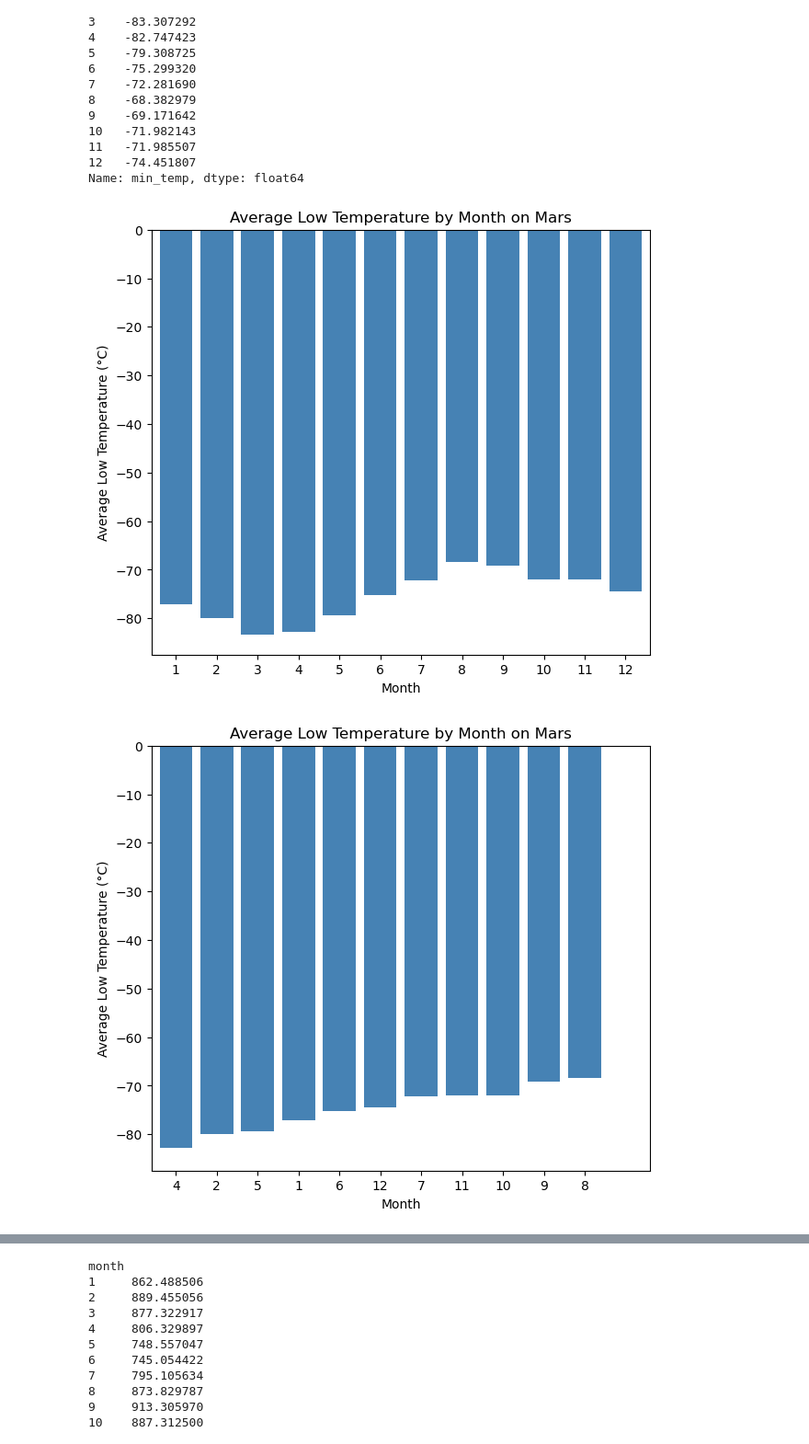
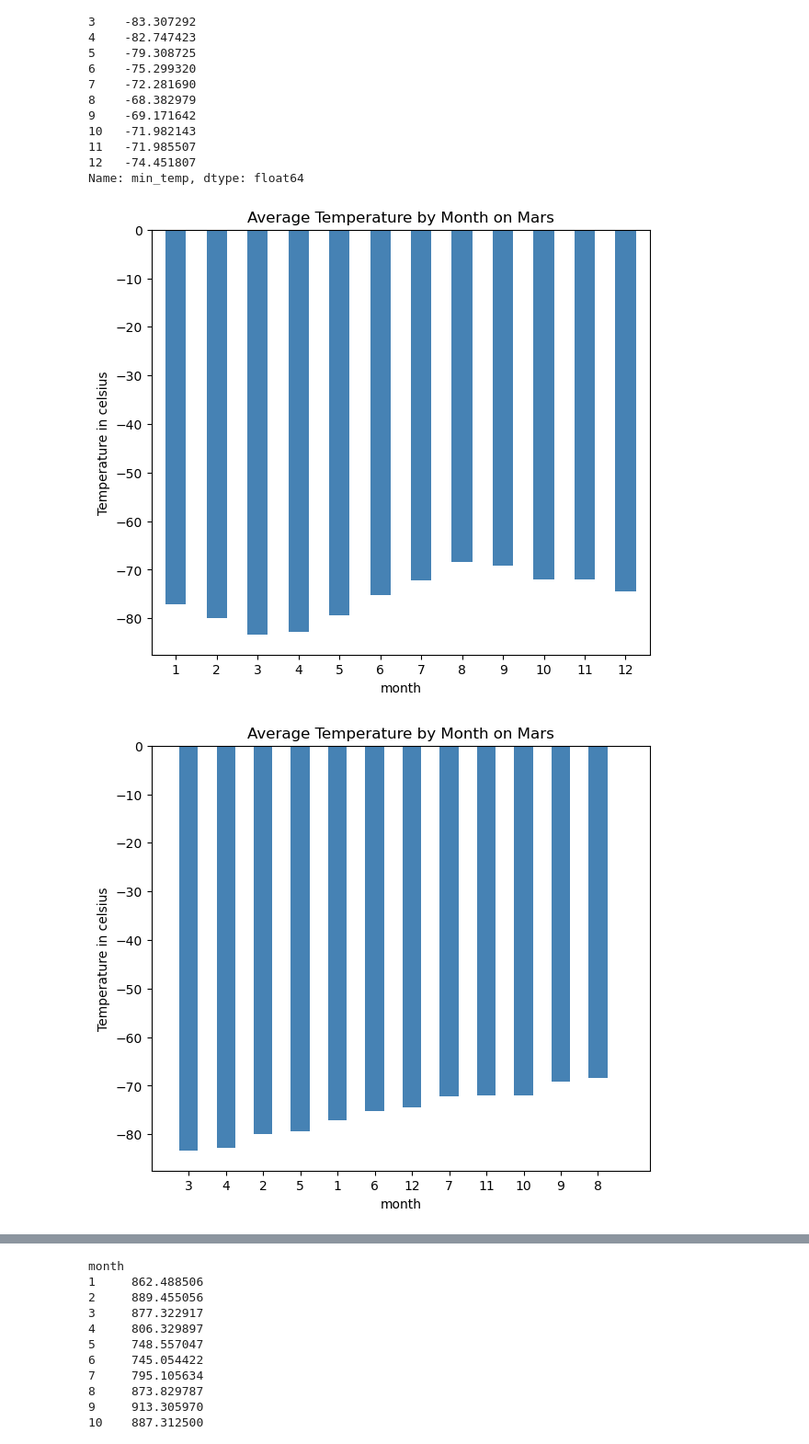
Before and after one commit to Rock2638/Datacollection-challenge, a Jupyter notebook: web-scraping/part_2_mars_weather.ipynb, the cells around one changed output, grey strips where cells are left out. Shown at 92% size. Drawn from its saved outputs; the diff is of its cells as text; code cells hidden in the pictures.

```diff
--- a/web-scraping/part_2_mars_weather.ipynb
+++ b/web-scraping/part_2_mars_weather.ipynb
@@ -219,47 +199,46 @@ Name: min_temp, dtype: float64
 # %%
 # Plot the average temperature by month
 plt.figure(figsize=(7, 6))
-# Set the width of the bars
-bar_width = 0.2
-positions = monthly_avg_low_temp.index  # X positions for the bars
-plt.bar(monthly_avg_low_temp.index, monthly_avg_low_temp.values, color='steelblue')
-plt.title('Average Low Temperature by Month on Mars')
-plt.xlabel('Month')
-plt.ylabel('Average Low Temperature (°C)')
+# X positions for the bars
+positions = monthly_avg_low_temp.index
+
+plt.bar(monthly_avg_low_temp.index, monthly_avg_low_temp.values, color='steelblue', width=0.5)
+plt.title('Average Temperature by Month on Mars')
+plt.xlabel('month')
+plt.ylabel('Temperature in celsius')
+
 # Ensure each month is labeled on the x-axis
 plt.xticks(monthly_avg_low_temp.index)
 
-# Adjusting the x-tick positions to leave gaps between bars
 # Adjust x-axis limits to ensure space at the edges
 plt.xlim([positions.min() - 0.6, positions.max() + 0.6])
 plt.show()
 # %% [output]
-[figure, old version]
+[figure, new version]
 # %%
 # Identify the coldest and hottest months in Curiosity's location
+
 # Sort the data by average low temperature
 sorted_monthly_avg_low_temp = pd.DataFrame(monthly_avg_low_temp).sort_values(by='min_temp')
 
 # Create a dummy x-range as otherwise pyplot automtaically re-sorts the x values
 months = np.arange(len(sorted_monthly_avg_low_temp.index))
 min_temp = sorted_monthly_avg_low_temp['min_temp']
 
 plt.figure(figsize=(7, 6))
-# Set the width of the bars
-bar_width = 0.2
-positions = sorted_monthly_avg_low_temp.index  # X positions for the bars
-plt.bar(months, sorted_monthly_avg_low_temp['min_temp'], color='steelblue')
-plt.title('Average Low Temperature by Month on Mars')
-plt.xlabel('Month')
-plt.ylabel('Average Low Temperature (°C)')
+# X positions for the bars
+positions = sorted_monthly_avg_low_temp.index
+plt.bar(months, sorted_monthly_avg_low_temp['min_temp'], color='steelblue',width=0.5)
+plt.title('Average Temperature by Month on Mars')
+plt.xlabel('month')
+plt.ylabel('Temperature in celsius')
 
 # Ensure each month is labeled on the x-axis
-# # Override x-tick labels with original unordered x-values
+# Override x-tick labels with original unordered x-values
 plt.xticks(months, sorted_monthly_avg_low_temp.index)
 
-# Adjusting the x-tick positions to leave gaps between bars
 # Adjust x-axis limits to ensure space at the edges
-plt.xlim([positions.min() - 0.6, positions.max() + 0.6])
+plt.xlim([positions.min() - 2.0, positions.max() + 0.4])
 plt.show()
 # %% [output]
-[figure, old version]
+[figure, new version]
```
Also changed, not shown: parts of 8 cells of this notebook, 2 other files.
